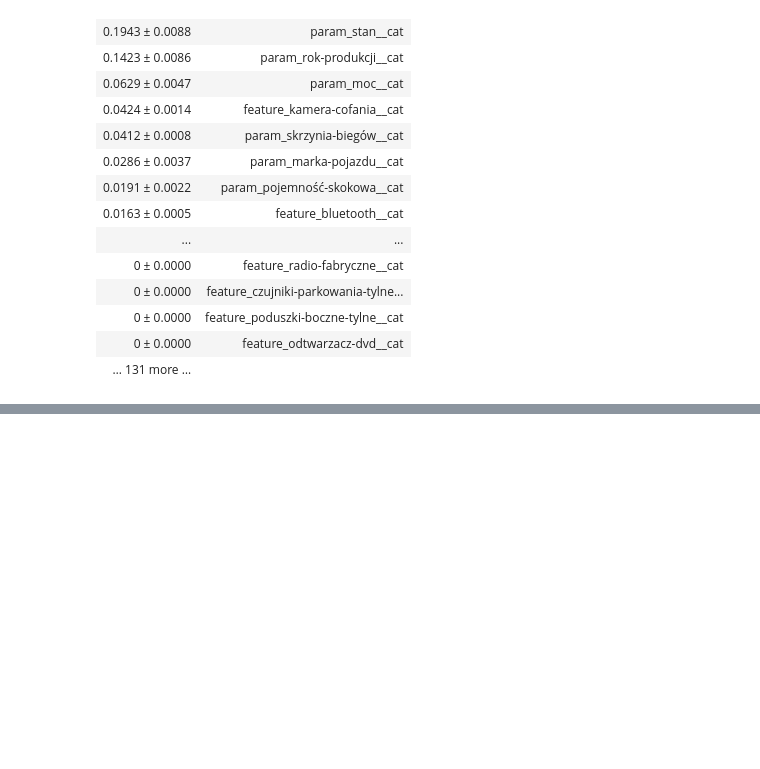
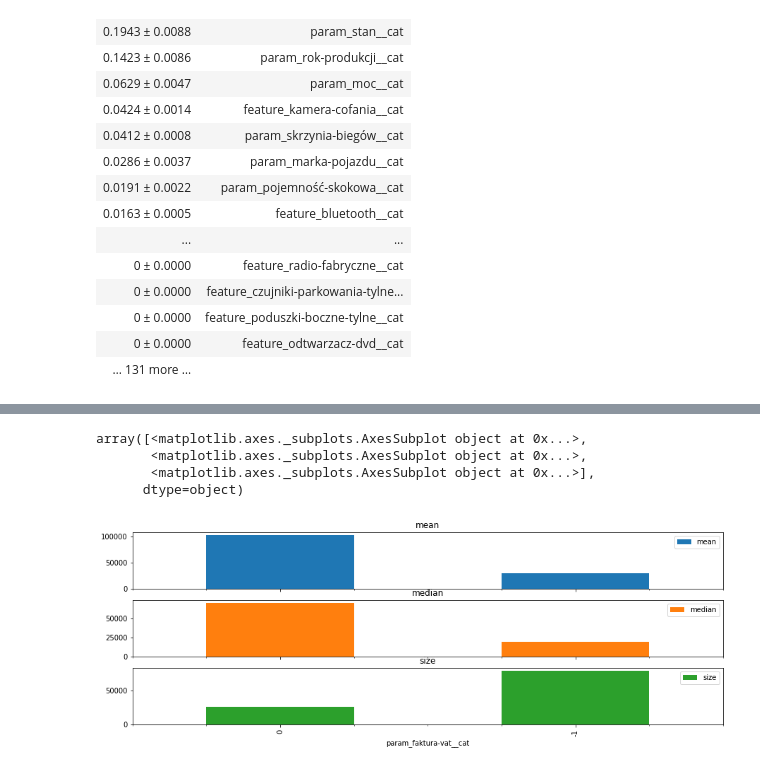
Before and after one commit to nataliawojak/dw_matrix_car, a Jupyter notebook: day3_simple_model.ipynb, the cells around one changed output, grey strips where cells are left out. Drawn from its saved outputs; the diff is of its cells as text; code cells hidden in the pictures; blank space fills up the shorter version.

```diff
--- a/day3_simple_model.ipynb
+++ b/day3_simple_model.ipynb
@@ -207,0 +228,8 @@ eli5.show_weights(imp,feature_names=cat_feats)
+# %%
+group_and_barplot('param_faktura-vat__cat')
+# %% [output]
+array([<matplotlib.axes._subplots.AxesSubplot object at 0x...>,
+       <matplotlib.axes._subplots.AxesSubplot object at 0x...>,
+       <matplotlib.axes._subplots.AxesSubplot object at 0x...>],
+      dtype=object)
+[figure, added]
```
Also changed, not shown: parts of 4 cells of this notebook.
